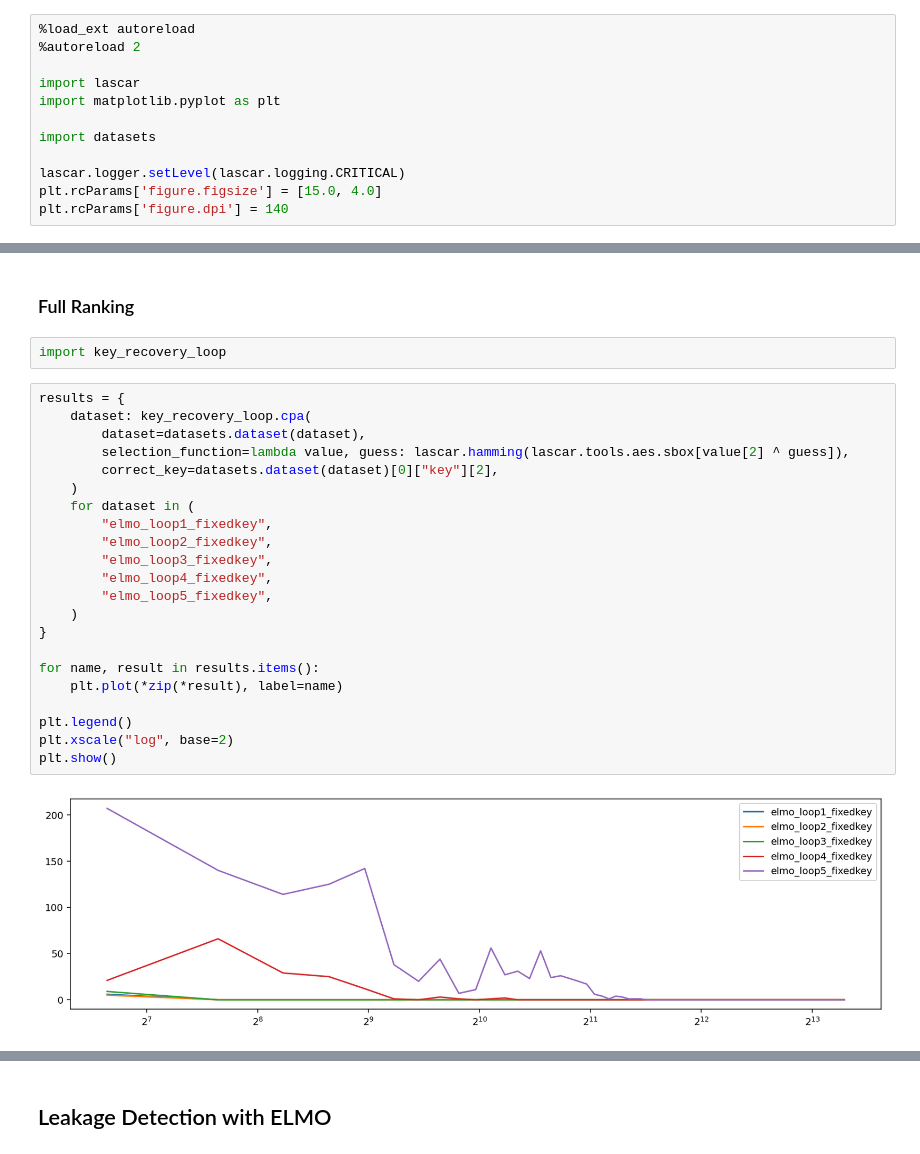
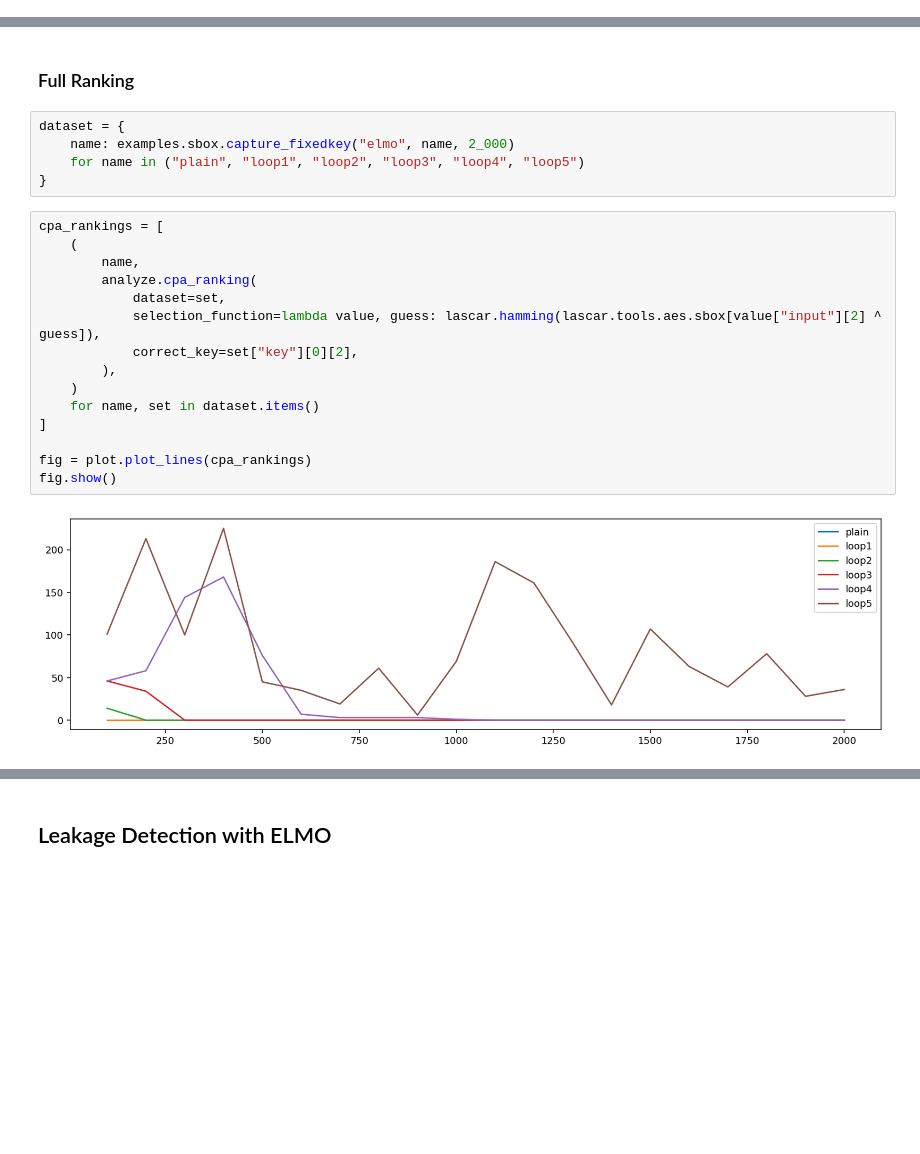
Before and after one commit to hackenbergstefan/securec-sidechannel-study, a Jupyter notebook: analyze/5_elmo.ipynb, the cells around one changed output, grey strips where cells are left out. Drawn from its saved outputs; the diff is of its cells as text; blank space fills up the shorter version.

```diff
--- a/analyze/5_elmo.ipynb
+++ b/analyze/5_elmo.ipynb
@@ -84,15 +84,3 @@ TODO: More information needed.
 ## Example
 
 How does a elmo generated trace look like?
-# %%
-%load_ext autoreload
-%autoreload 2
-
-import lascar
-import matplotlib.pyplot as plt
-
-import datasets
-
-lascar.logger.setLevel(lascar.logging.CRITICAL)
-plt.rcParams['figure.figsize'] = [15.0, 4.0]
-plt.rcParams['figure.dpi'] = 140
@@ -150,29 +146,25 @@ We can extract the necessary information there:
 Note that in the ELMO power model sample 33 has also leakage information.
 # %% [markdown]
 ### Full Ranking
-# %%
-import key_recovery_loop
+# %%
+dataset = {
+    name: examples.sbox.capture_fixedkey("elmo", name, 2_000)
+    for name in ("plain", "loop1", "loop2", "loop3", "loop4", "loop5")
+}
 # %%
-results = {
-    dataset: key_recovery_loop.cpa(
-        dataset=datasets.dataset(dataset),
-        selection_function=lambda value, guess: lascar.hamming(lascar.tools.aes.sbox[value[2] ^ guess]),
-        correct_key=datasets.dataset(dataset)[0]["key"][2],
+cpa_rankings = [
+    (
+        name,
+        analyze.cpa_ranking(
+            dataset=set,
+            selection_function=lambda value, guess: lascar.hamming(lascar.tools.aes.sbox[value["input"][2] ^ guess]),
+            correct_key=set["key"][0][2],
+        ),
     )
-    for dataset in (
-        "elmo_loop1_fixedkey",
-        "elmo_loop2_fixedkey",
-        "elmo_loop3_fixedkey",
-        "elmo_loop4_fixedkey",
-        "elmo_loop5_fixedkey",
-    )
-}
+    for name, set in dataset.items()
+]
 
-for name, result in results.items():
-    plt.plot(*zip(*result), label=name)
-
-plt.legend()
-plt.xscale("log", base=2)
-plt.show()
+fig = plot.plot_lines(cpa_rankings)
+fig.show()
 # %% [output]
-[figure, old version]
+[figure, new version]
```
Also changed, not shown: parts of 12 cells of this notebook, 20 other files.
